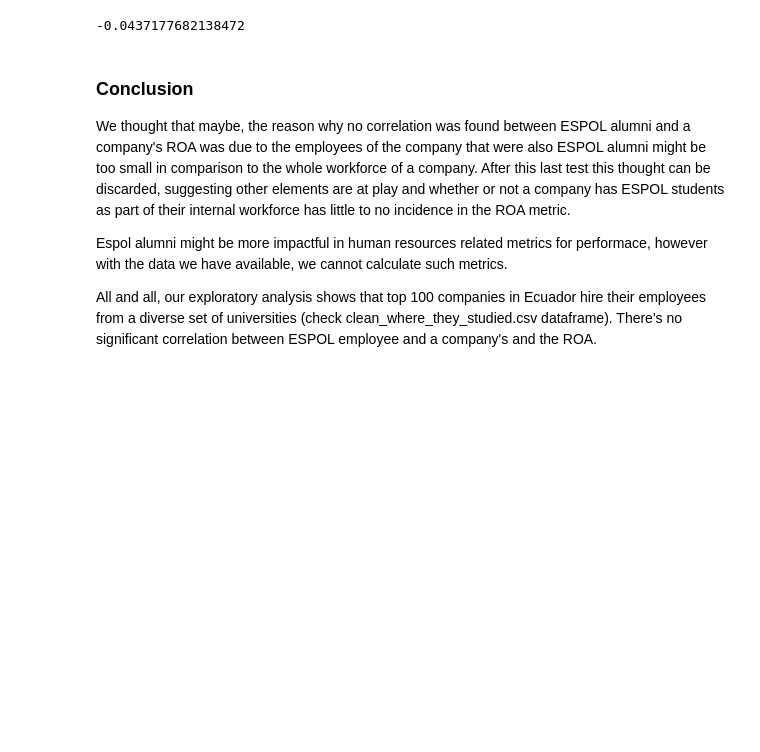
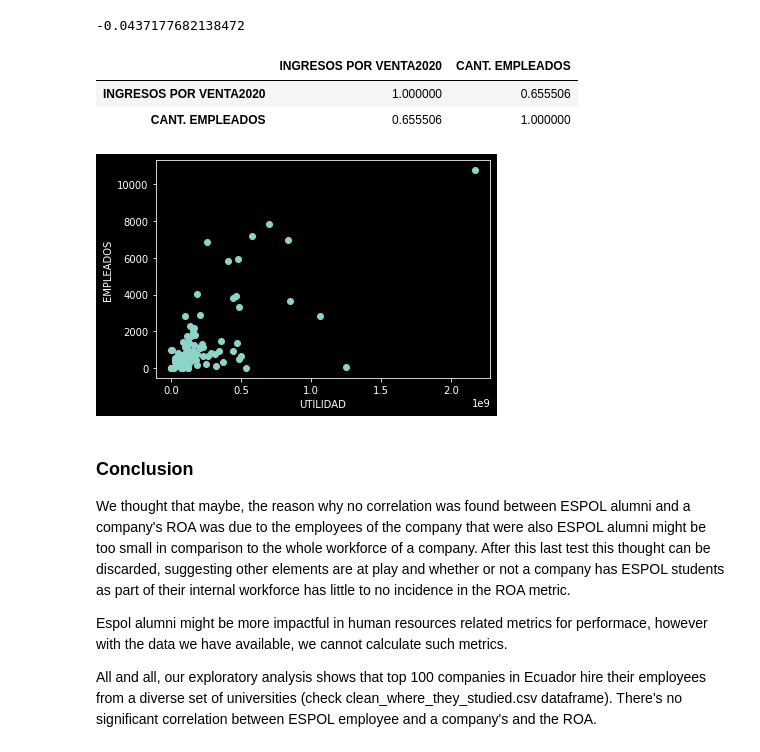
Before and after one commit to JFNebel/ecuadorian-graduates-workforce-mobility, a Jupyter notebook: Avance1/Pregunta5.ipynb, the cells around one changed output. Cells and saved outputs as stored; diff of their text form; code cells hidden in the pictures; blank space fills up the shorter version.

```diff
--- a/Avance1/Pregunta5.ipynb
+++ b/Avance1/Pregunta5.ipynb
@@ -16,7 +16,7 @@ So, we'll see if there's atleast a superficial correlation between the number of
 import pandas as pd
 import matplotlib.pyplot as plt
 # %%
-df = pd.read_csv('Datasets/clean_supercias_links_mainDF.csv.csv')
+df = pd.read_csv('Datasets/clean_supercias_links_mainDF.csv')
 df.head(2)
 # %% [output]
 |  | NOMBRE | LINK | 2020 | 2019 | EXPEDIENTE | TIPO COMPAÑIA | ACTIVIDAD ECONÓMICA | REGION | ... |
@@ -143,6 +143,21 @@ df_corr = df[["ROA", "CANT. EMPLEADOS"]].corr()
 df_corr.loc["ROA", "CANT. EMPLEADOS"]
 # %% [output]
 -0.0437177682138472
+# %%
+df_corr2 = df[["INGRESOS POR VENTA2020", "CANT. EMPLEADOS"]].corr()
+df_corr2
+# %% [output]
+|  | INGRESOS POR VENTA2020 | CANT. EMPLEADOS |
+| INGRESOS POR VENTA2020 | 1.000000 | 0.655506 |
+| CANT. EMPLEADOS | 0.655506 | 1.000000 |
+# %%
+# para eliminar columnas que no presenten ingresos
+plt.plot( 'INGRESOS POR VENTA2020', 'CANT. EMPLEADOS', data=df, linestyle='none', marker='o')
+plt.xlabel('UTILIDAD')
+plt.ylabel('EMPLEADOS')
+plt.show()
+# %% [output]
+[figure, added]
 # %% [markdown]
 ### Conclusion
 We thought that maybe, the reason why no correlation was found between ESPOL alumni and a company's ROA was due to the employees of the company that were also ESPOL alumni might be too small in comparison to the whole workforce of a company. After this last test this thought can be discarded, suggesting other elements are at play and whether or not a company has ESPOL students as part of their internal workforce has little to no incidence in the ROA metric.
```
Also changed, not shown: 4 other files.
